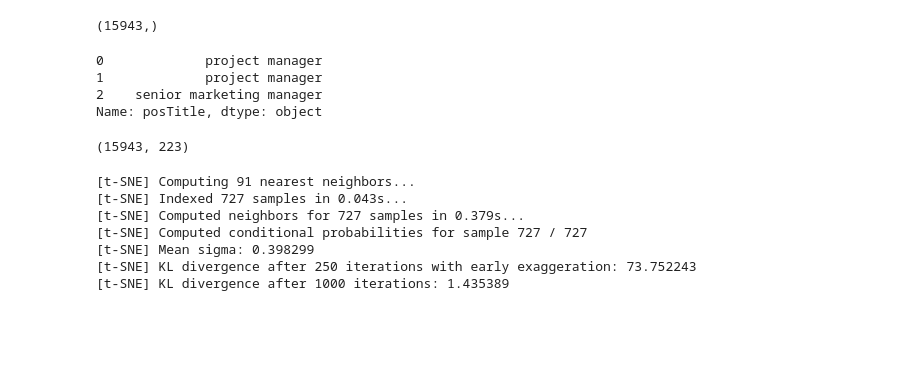
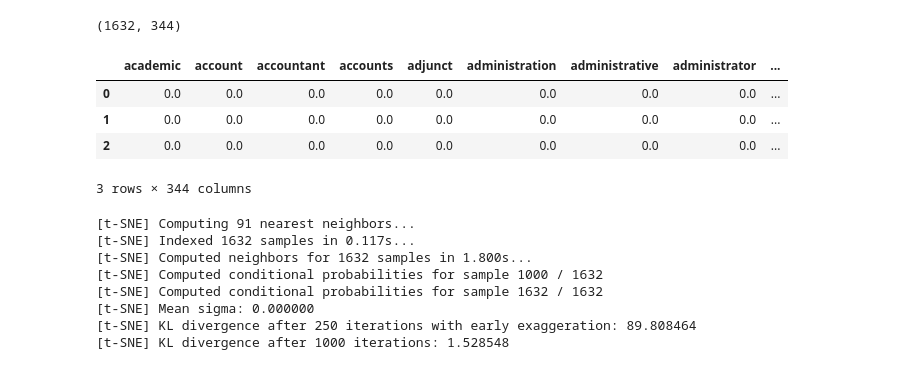
Before and after one commit to draymond63/passion, a Jupyter notebook: tfidf/tfidf_visualizer.ipynb, the cells around one changed output. Saved outputs shown, nothing was run; the diff lists cells and outputs as text; code cells hidden in the pictures; blank space fills up the shorter version.

Commit message:
Simplified tfidf visualization

```diff
--- a/tfidf/tfidf_visualizer.ipynb
+++ b/tfidf/tfidf_visualizer.ipynb
@@ -1,66 +1,37 @@
 # %%
 # Libraries used to train models & manipulate data
 import numpy as np
 import pandas as pd
 
-# Optionally recalculate the tsne 2D visualization of the career map (it takes a while)
-recalc_tsne = True
-visual_dims = 2
-# Optionally save the data
-file_save = False
-file_name = f'tfidf_visualized_{visual_dims}.2.csv'
-# Remove values that only appear rep_times
-rep_times = 2
+# Recalculate the tsne 2-3D visualization of the career map (it takes a while)
+data = pd.read_csv('tfidf_positions.csv')
+vecs = data.drop('posTitle', axis=1)
 
-### Kaggle import: https://github.com/Kaggle/kaggle-api
-# kaggle datasets download -f dump.csv --unzip killbot/linkedin-profiles-and-jobs-data
-pos = pd.read_csv(r'../dump_cleaned.csv')
-# Filter for useful entries
-pos = pos.filter(items=['posTitle'])
-# Convert to a series
-pos = pd.Series(pos['posTitle'])
-
-print(pos.shape)
-pos.head(3)
+print(vecs.shape)
+vecs.head(3)
 # %% [output]
-(15943,)
+(1632, 344)
+|  | academic | account | accountant | accounts | adjunct | administration | administrative | administrator | ... |
+| 0 | 0.0 | 0.0 | 0.0 | 0.0 | 0.0 | 0.0 | 0.0 | 0.0 | ... |
+| 1 | 0.0 | 0.0 | 0.0 | 0.0 | 0.0 | 0.0 | 0.0 | 0.0 | ... |
+| 2 | 0.0 | 0.0 | 0.0 | 0.0 | 0.0 | 0.0 | 0.0 | 0.0 | ... |
-0             project manager
-1             project manager
-2    senior marketing manager
-Name: posTitle, dtype: object
+3 rows × 344 columns
-# %%
-# Vectorize position titles using tf-idf (Term frequency -> inverse document frequency)
-
-from sklearn.feature_extraction.text import TfidfVectorizer
-# 0.1 -> 2    | 0.01 -> 58    | 0.001 -> 407    | 0 -> 6738
-v = TfidfVectorizer(min_df=0.001) # 0.01 without cell above, 0.001 with
-x = v.fit_transform(pos)
-vecs = pd.DataFrame(x.toarray())
-np.savetxt('tfidf_positions.csv', vecs, delimiter=",") # Save it for other files
-
-vecs.shape
-# %% [output]
-(15943, 223)
 # %%
 # Collapse NxM vecotrs to Nx2 in order to visual data
 # Principal component analysis (PCA), vs t-Distributed Stochastic Neighbour Embedding (t-SNE)
 # https://scikit-learn.org/stable/modules/generated/sklearn.decomposition.PCA.html
 # https://nbviewer.jupyter.org/urls/gist.githubusercontent.com/AlexanderFabisch/1a0c648de22eff4a2a3e/raw/59d5bc5ed8f8bfd9ff1f7faa749d1b095aa97d5a/t-SNE.ipynb
-if (recalc_tsne):
-    from sklearn.manifold import TSNE
+from sklearn.manifold import TSNE
 
-    # Collapse matrix into Nx2
-    tsne = TSNE(n_components=visual_dims, random_state=0, verbose=1)
-    vec_visual = tsne.fit_transform(vecs)
-
-    # Save visualization to a csv
-    if file_save:
-        np.savetxt(file_name, vec_visual, delimiter=",")
+# Collapse matrix into Nx2
+tsne = TSNE(n_components=visual_dims, random_state=0, verbose=1)
+vec_visual = tsne.fit_transform(vecs)
 # %% [output]
 [t-SNE] Computing 91 nearest neighbors...
-[t-SNE] Indexed 727 samples in 0.043s...
-[t-SNE] Computed neighbors for 727 samples in 0.379s...
-[t-SNE] Computed conditional probabilities for sample 727 / 727
-[t-SNE] Mean sigma: 0.398299
-[t-SNE] KL divergence after 250 iterations with early exaggeration: 73.752243
-[t-SNE] KL divergence after 1000 iterations: 1.435389
+[t-SNE] Indexed 1632 samples in 0.117s...
+[t-SNE] Computed neighbors for 1632 samples in 1.800s...
+[t-SNE] Computed conditional probabilities for sample 1000 / 1632
+[t-SNE] Computed conditional probabilities for sample 1632 / 1632
+[t-SNE] Mean sigma: 0.000000
+[t-SNE] KL divergence after 250 iterations with early exaggeration: 89.808464
+[t-SNE] KL divergence after 1000 iterations: 1.528548
```
Also changed, not shown: parts of 3 cells of this notebook, 4 other files.
